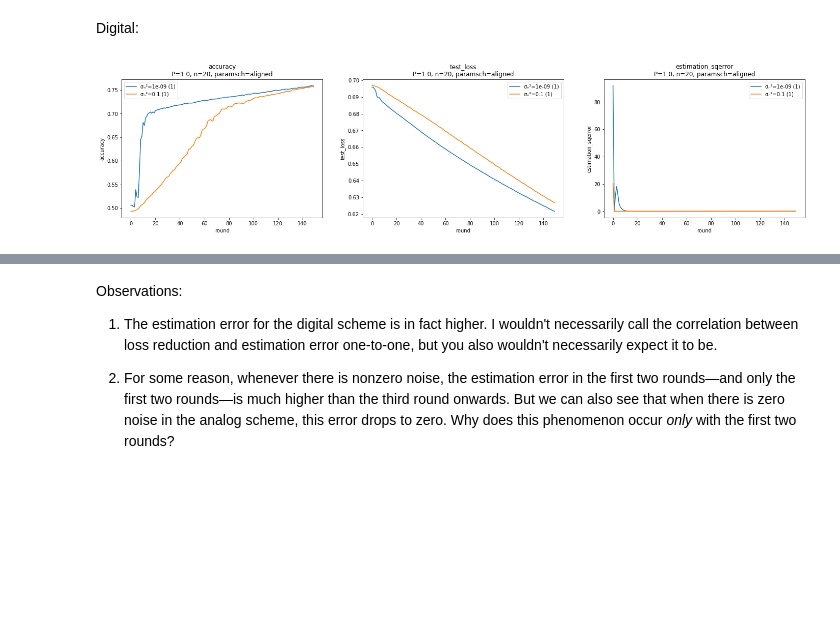
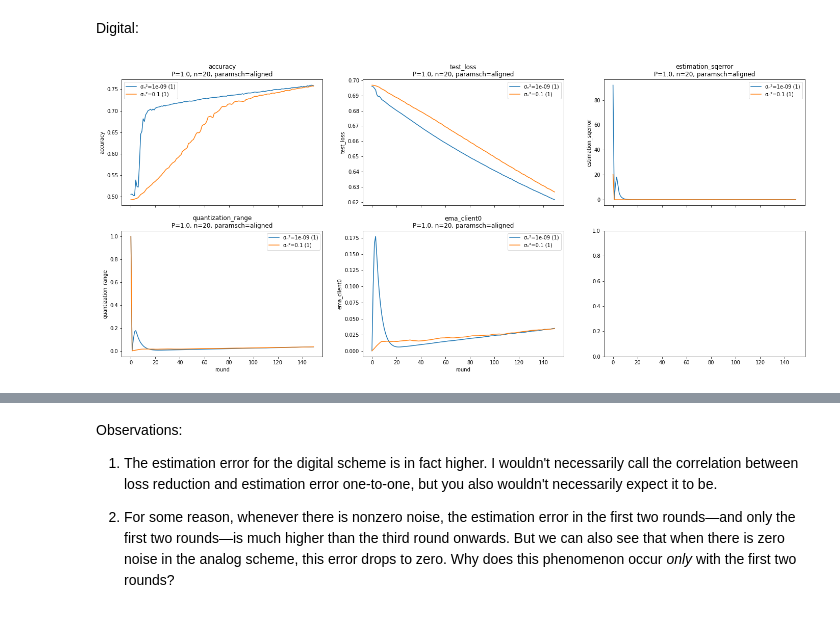
Before and after one commit to czlee/kyanite, a Jupyter notebook: estimation-error.ipynb, the cells around one changed output, grey strips where cells are left out. Saved outputs shown, nothing was run; the diff lists cells and outputs as text; code cells hidden in the pictures; blank space fills up the shorter version.

```diff
--- a/estimation-error.ipynb
+++ b/estimation-error.ipynb
@@ -72,34 +74,34 @@ Digital:
 # %%
 fixed_specs = {
     'rounds': 150,
     'batch_size': 64,
     'lr_client': 0.01,
     'momentum_client': 0.0,
     'epochs': 1,
     'dataset': 'epsilon',
     'ema_coefficient': 1 / 3,
     'qrange_update_period': 1,
     'qrange_param_quantile': 0.9,
     'qrange_client_quantile': 0.9,
     'data_per_client': None,
     'channel_uses': None,
     'rounding_method': 'stochastic',
     'zero_bits_strategy': 'read-zero',
     'send': 'deltas',
     'save_squared_error': True,
 }
 title_specs = {
     'power': 1.0,
     'clients': 20,
     'parameter_schedule': 'aligned',
 }
 series_specs = {
     'noise': '__all__',
 }
-fields = ['accuracy', 'test_loss', 'estimation_sqerror']
+fields = ['accuracy', 'test_loss', 'estimation_sqerror', 'quantization_range', 'ema_client0']
 
 plot_averaged_training_charts(digital_path, fields, title_specs, fixed_specs, series_specs)
 # %% [output]
-[figure, old version]
+[figure, new version]
 # %%
 plot_averaged_training_charts(digital_path, fields, title_specs, fixed_specs, series_specs)
```
Also changed, not shown: parts of 12 cells of this notebook, 1 other file.
